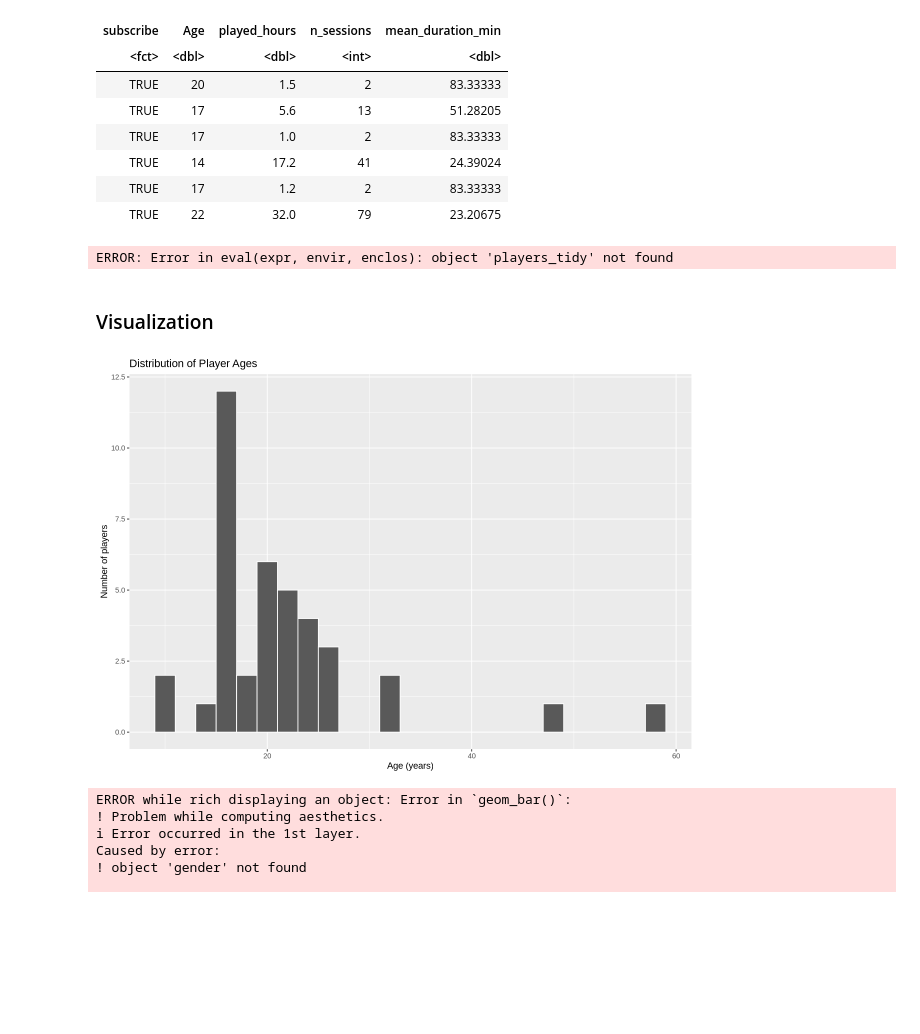
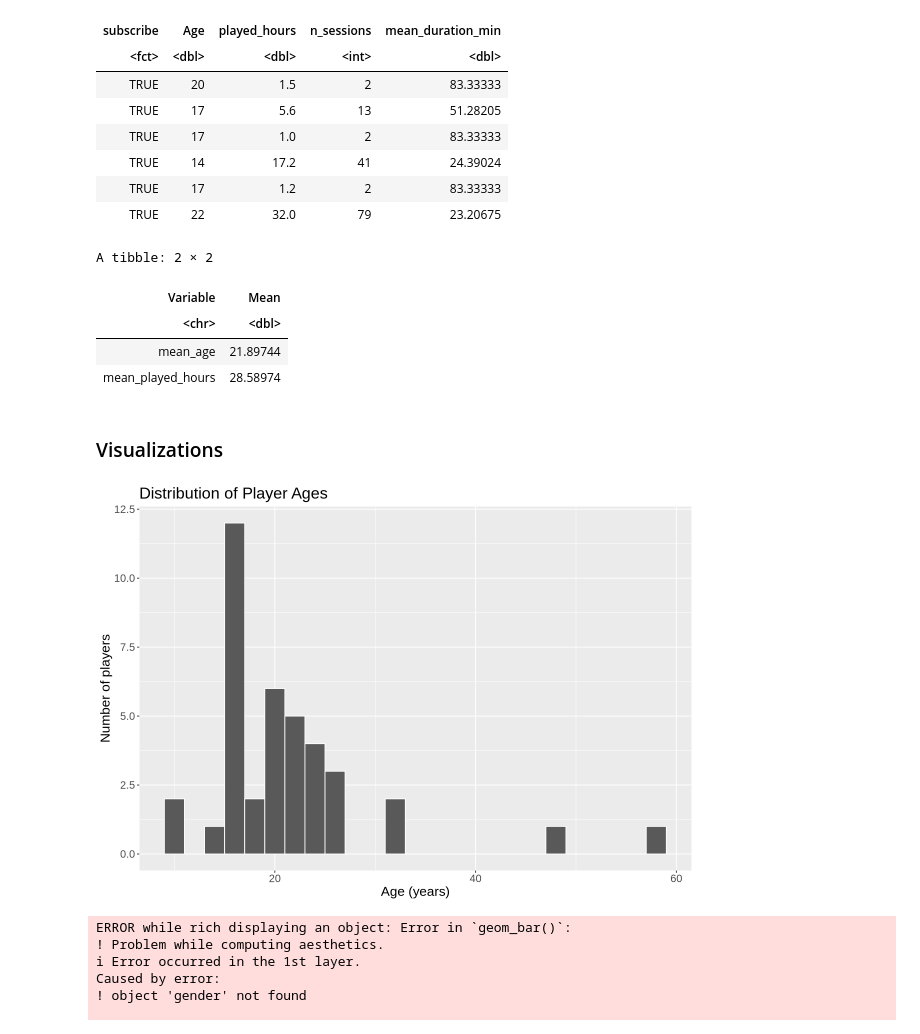
Before and after one commit to vyang06/DSCI-100-Final-Report-008-31, a Jupyter notebook: Project_Final_Report_008_31.ipynb, the cells around one changed output. Drawn from its saved outputs; the diff is of its cells as text; code cells hidden in the pictures; blank space fills up the shorter version.

Commit message:
edited visualizations 1, 2 and 3
made minor adjustments to visualizations 1 and 2. Got visualization 3 to work, but Eliza also said she was going to look over it.

```diff
--- a/Project_Final_Report_008_31.ipynb
+++ b/Project_Final_Report_008_31.ipynb
@@ -162,21 +162,26 @@ A tibble: 6 × 5
 | TRUE | 17 | 1.2 | 2 | 83.33333 |
 | TRUE | 22 | 32.0 | 79 | 23.20675 |
 # %%
-mean_value <- players_tidy |>
-summarize(mean_age = mean(Age, na.rm = TRUE), mean_played_hours = mean(played_hours, na.rm = TRUE)) |>
-pivot_longer(cols = c(mean_age, mean_played_hours), names_to = "Variable", values_to = "Mean")
+mean_value <- combined_data |>
+    summarize(mean_age = mean(Age, na.rm = TRUE), mean_played_hours = mean(played_hours, na.rm = TRUE)) |>
+    pivot_longer(cols = c(mean_age, mean_played_hours), names_to = "Variable", values_to = "Mean")
 
 mean_value
 # %% [output]
-ERROR: Error in eval(expr, envir, enclos): object 'players_tidy' not found
+A tibble: 2 × 2
+| Variable | Mean |
+| <chr> | <dbl> |
+| mean_age | 21.89744 |
+| mean_played_hours | 28.58974 |
 # %% [markdown]
-### Visualization
+### Visualizations
 # %%
-player_visualization1 <- combined_data |> ggplot(aes(x = Age)) +
-geom_histogram(binwidth = 2, color = "white", na.rm = TRUE) +
-labs( title = "Distribution of Player Ages", x = "Age (years)", y = "Number of players")
+player_visualization_1 <- combined_data |> ggplot(aes(x = Age)) +
+    geom_histogram(binwidth = 2, color = "white", na.rm = TRUE) +
+    labs( title = "Distribution of Player Ages", x = "Age (years)", y = "Number of players") +
+    theme(text = element_text(size = 16))
 
-player_visualization1
+player_visualization_1
 # %% [output]
-[figure, old version]
+[figure, new version]
 # %%
```
Also changed, not shown: parts of 2 cells of this notebook.
